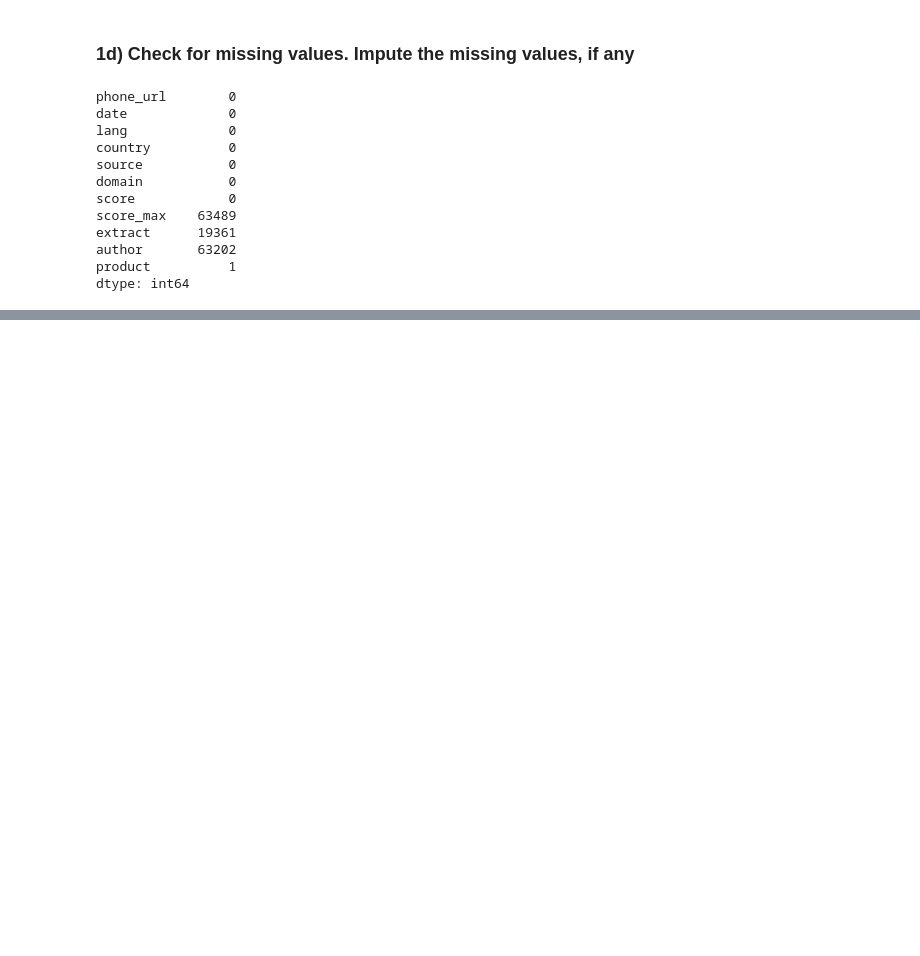
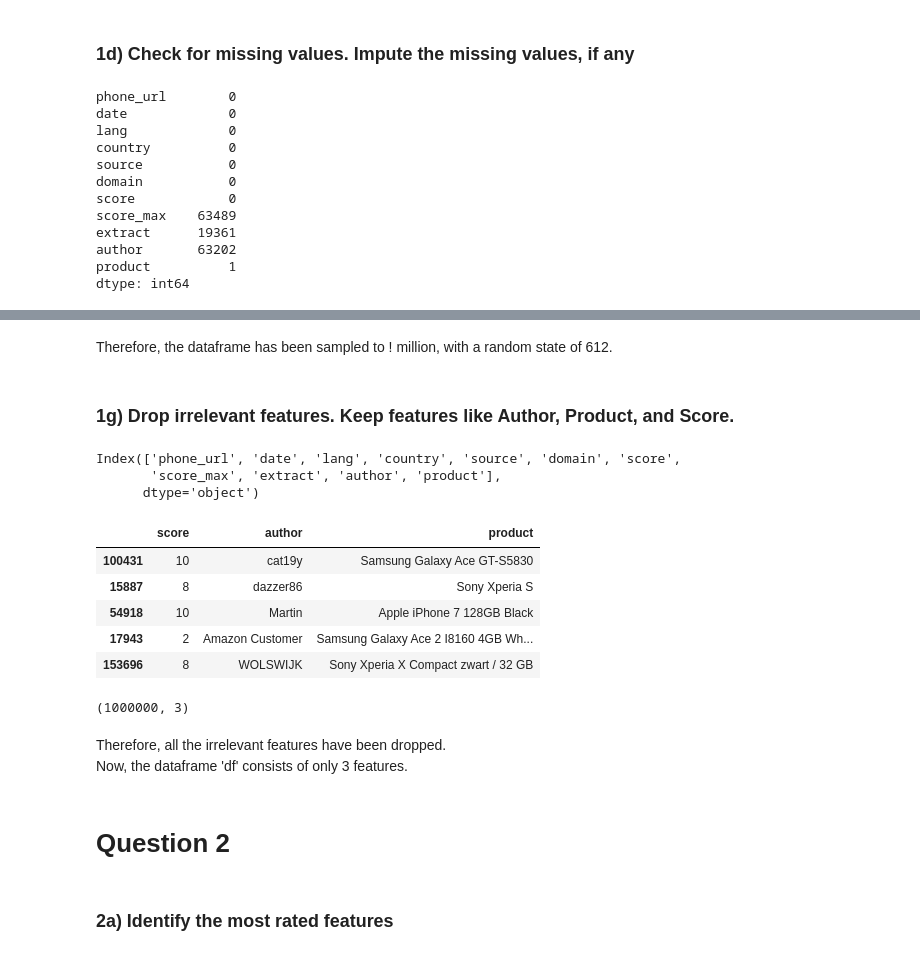
Before and after one commit to nithin77777/nithin77777, a Jupyter notebook: Recommendation_Systems.ipynb, the cells around one changed output, grey strips where cells are left out. Cells and saved outputs as stored; diff of their text form; code cells hidden in the pictures; blank space fills up the shorter version.

```diff
--- a/Recommendation_Systems.ipynb
+++ b/Recommendation_Systems.ipynb
@@ -189,0 +250,2 @@ dtype: int64
+# %%
+df.drop_duplicates(inplace=True)
@@ -189,0 +261,2 @@ dtype: int64
+# %%
+df = df.sample(n=1000000, random_state=612)
@@ -189,0 +267,34 @@ dtype: int64
+# %% [markdown]
+Therefore, the dataframe has been sampled to ! million, with a random state of 612. <br>
+# %% [markdown]
+### 1g) Drop irrelevant features. Keep features like Author, Product, and Score.
+# %%
+df.columns
+# %% [output]
+Index(['phone_url', 'date', 'lang', 'country', 'source', 'domain', 'score',
+       'score_max', 'extract', 'author', 'product'],
+      dtype='object')
+# %%
+drop_cols = ['phone_url', 'date', 'lang', 'country', 'source', 'domain','score_max', 'extract']
+# %%
+df.drop(columns=drop_cols, inplace=True)
+# %%
+df.head()
+# %% [output]
+|  | score | author | product |
+| 100431 | 10 | cat19y | Samsung Galaxy Ace GT-S5830 |
+| 15887 | 8 | dazzer86 | Sony Xperia S |
+| 54918 | 10 | Martin | Apple iPhone 7 128GB Black |
+| 17943 | 2 | Amazon Customer | Samsung Galaxy Ace 2 I8160 4GB Wh... |
+| 153696 | 8 | WOLSWIJK | Sony Xperia X Compact zwart / 32 GB |
+# %%
+df.shape
+# %% [output]
+(1000000, 3)
+# %% [markdown]
+Therefore, all the irrelevant features have been dropped. <br>
+Now, the dataframe 'df' consists of only 3 features. <br>
+# %% [markdown]
+# Question 2
+# %% [markdown]
+### 2a) Identify the most rated features
```
Also changed, not shown: parts of 18 cells of this notebook.
